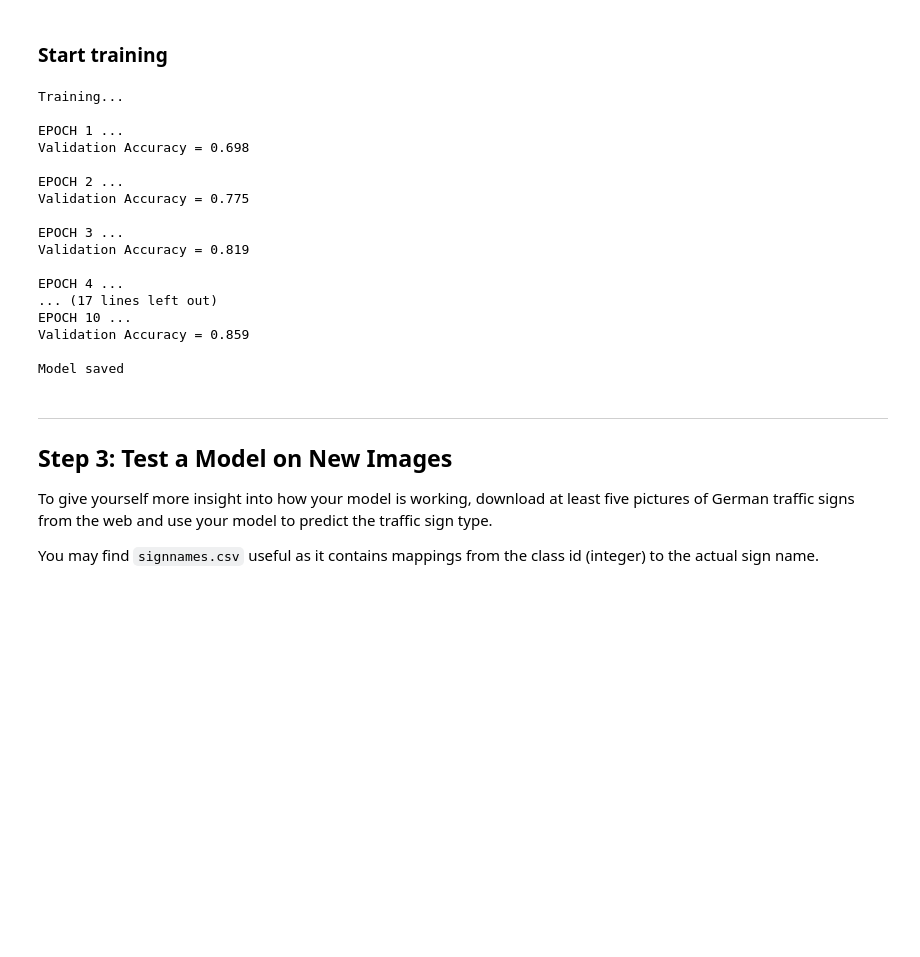
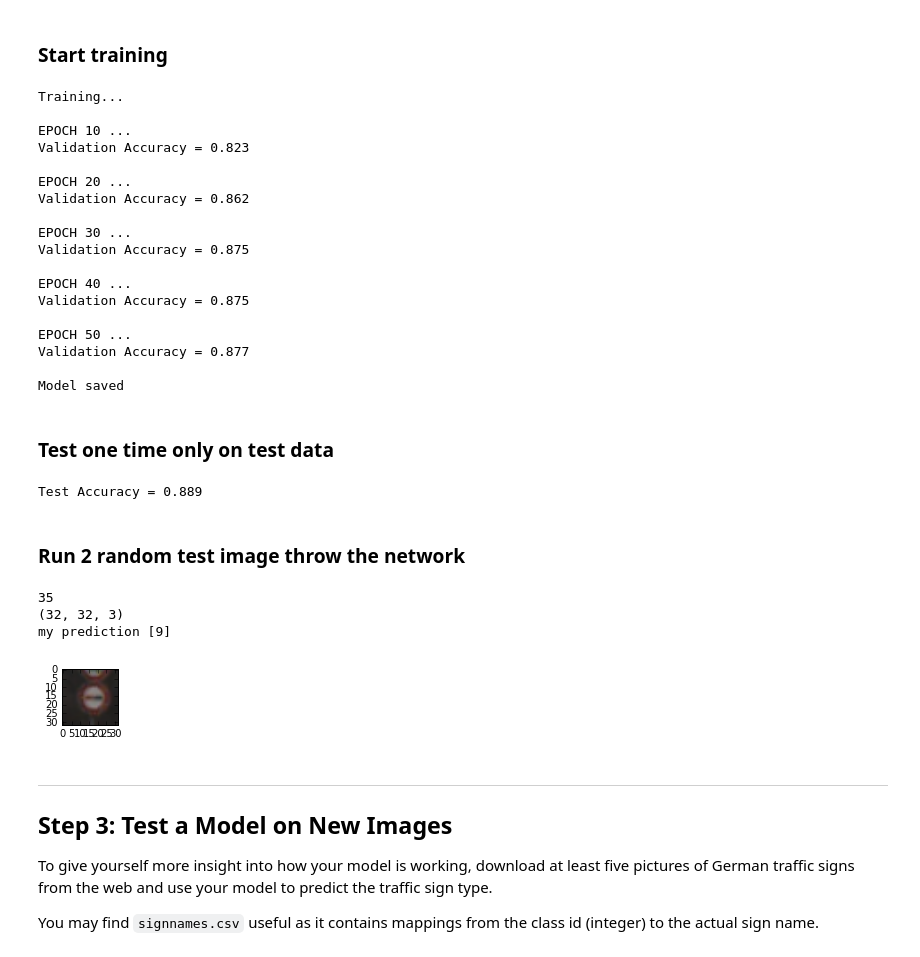
Before and after one commit to bogdan-marian/CarND-Traffic-Sign-Classifier-Project, a Jupyter notebook: Traffic_Sign_Classifier.ipynb, the cells around one changed output. Saved outputs shown, nothing was run; the diff lists cells and outputs as text; code cells hidden in the pictures; blank space fills up the shorter version.

Commit message:
managed to show test set immage

```diff
--- a/Traffic_Sign_Classifier.ipynb
+++ b/Traffic_Sign_Classifier.ipynb
@@ -221,7 +225,7 @@ sets imply underfitting. A high accuracy on the test set but low accuracy on the
 # %% [markdown]
 ### Training Pipeline
 # %%
-rate = 0.003
+rate = 0.001
 
 logits = LeNet(x)
 cross_entropy = tf.nn.softmax_cross_entropy_with_logits(logits, one_hot_y)
@@ -241,7 +245,7 @@ def evaluate(X_data, y_data):
     sess = tf.get_default_session()
     for offset in range(0, num_examples, BATCH_SIZE):
         batch_x, batch_y = X_data[offset:offset+BATCH_SIZE], y_data[offset:offset+BATCH_SIZE]
-        accuracy = sess.run(accuracy_operation, feed_dict={x: batch_x, y: batch_y})
+        accuracy = sess.run(accuracy_operation, feed_dict={x: batch_x, y: batch_y, keep_prob: 1.0})
         total_accuracy += (accuracy * len(batch_x))
     return total_accuracy / num_examples
 # %% [markdown]
@@ -258,33 +262,68 @@ with tf.Session() as sess:
         for offset in range(0, num_examples, BATCH_SIZE):
             end = offset + BATCH_SIZE
             batch_x, batch_y = X_train[offset:end], y_train[offset:end]
-            sess.run(training_operation, feed_dict={x: batch_x, y: batch_y})
+            sess.run(training_operation, feed_dict={x: batch_x, y: batch_y, keep_prob:0.5})
 
         validation_accuracy = evaluate(X_valid, y_valid)
-        print("EPOCH {} ...".format(i+1))
-        print("Validation Accuracy = {:.3f}".format(validation_accuracy))
-        print()
+        if (i+1)%10 == 0 :
+            print("EPOCH {} ...".format(i+1))
+            print("Validation Accuracy = {:.3f}".format(validation_accuracy))
+            print()
 
     saver.save(sess, './lenet')
     print("Model saved")
 # %% [output]
 Training...
 
-EPOCH 1 ...
-Validation Accuracy = 0.698
+EPOCH 10 ...
+Validation Accuracy = 0.823
 
-EPOCH 2 ...
-Validation Accuracy = 0.775
+EPOCH 20 ...
+Validation Accuracy = 0.862
 
-EPOCH 3 ...
-Validation Accuracy = 0.819
+EPOCH 30 ...
+Validation Accuracy = 0.875
 
-EPOCH 4 ...
-... (17 lines left out)
-EPOCH 10 ...
-Validation Accuracy = 0.859
+EPOCH 40 ...
+Validation Accuracy = 0.875
+
+EPOCH 50 ...
+Validation Accuracy = 0.877
 
 Model saved
+# %% [markdown]
+### Test one time only on test data
+# %%
+with tf.Session() as sess:
+    #saver.restore(sess, tf.train.latest_checkpoint('.'))
+    saver.restore(sess, './lenet')
+
+    test_accuracy = evaluate(X_test, y_test)
+    print("Test Accuracy = {:.3f}".format(test_accuracy))
+# %% [output]
+Test Accuracy = 0.889
+# %% [markdown]
+### Run 2 random test image throw the network
+# %%
+with tf.Session() as sess:
+    #get_argmax = tf.argmax(logits, 1)
+    saver.restore(sess, './lenet')
+
+    index = random.randint(0,n_test)
+    image = X_test[index]
+    image_shape = image.shape
+    plt.figure(figsize=(1,1))
+    plt.imshow(image)
+    print(y_train[index])
+    print(image_shape)
+
+    prediction = sess.run(tf.argmax(logits, 1), feed_dict = {x: [image], keep_prob: 1.0})
+    print ("my prediction", prediction)
+# %% [output]
+35
+(32, 32, 3)
+my prediction [9]
+[figure, added]
 # %% [markdown]
 ---
 
```
Also changed, not shown: parts of 4 cells of this notebook, 1 other file.
